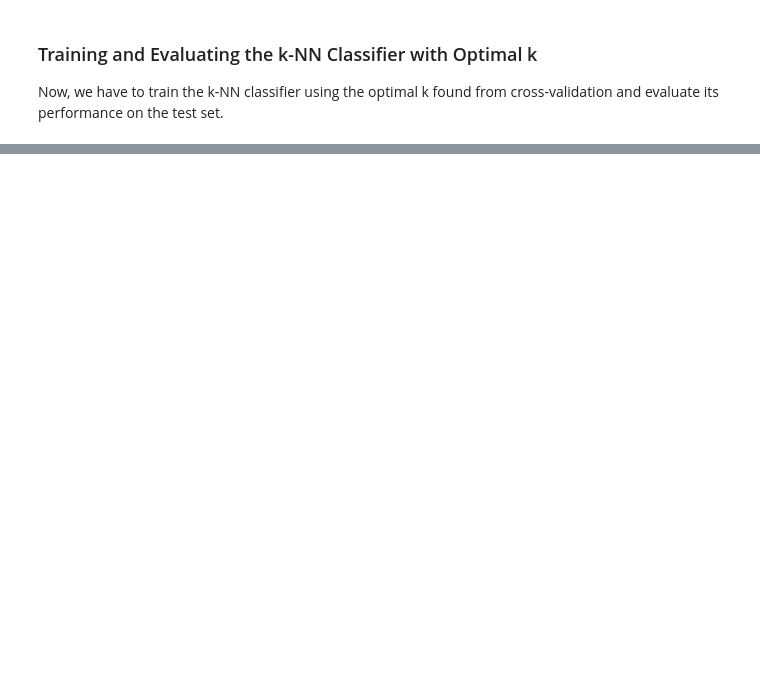
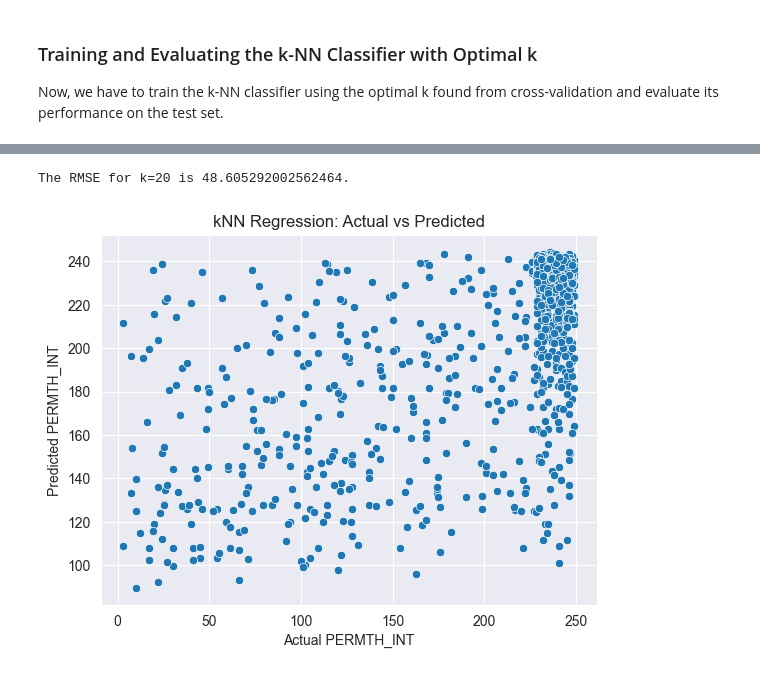
Before and after one commit to hershiaytoda/ds3001project, a Jupyter notebook: project_1_bsds.ipynb, the cells around one changed output, grey strips where cells are left out. Drawn from its saved outputs; the diff is of its cells as text; code cells hidden in the pictures; blank space fills up the shorter version.

Commit message:
completed part 4 knn regression for lifespan

```diff
--- a/project_1_bsds.ipynb
+++ b/project_1_bsds.ipynb
@@ -565,0 +633,19 @@ weighted avg       0.84      0.84      0.83      1192
+# %%
+# train and predict
+model = KNeighborsRegressor(n_neighbors = k_optimal)
+model = model.fit(lu_train,ly_train)
+ly_hat = model.predict(lu_test)
+rmse = root_mean_squared_error(ly_test, model.predict(lu_test))
+
+# show RMSE
+print(f'The RMSE for k={k_optimal} is {rmse}.')
+
+# Show accuracy plot
+sns.scatterplot(x=ly_test, y=ly_hat)
+plt.xlabel("Actual PERMTH_INT")
+plt.ylabel("Predicted PERMTH_INT")
+plt.title("kNN Regression: Actual vs Predicted")
+plt.show()
+# %% [output]
+The RMSE for k=20 is 48.605292002562464.
+[figure, added]
```
Also changed, not shown: parts of 18 cells of this notebook.
